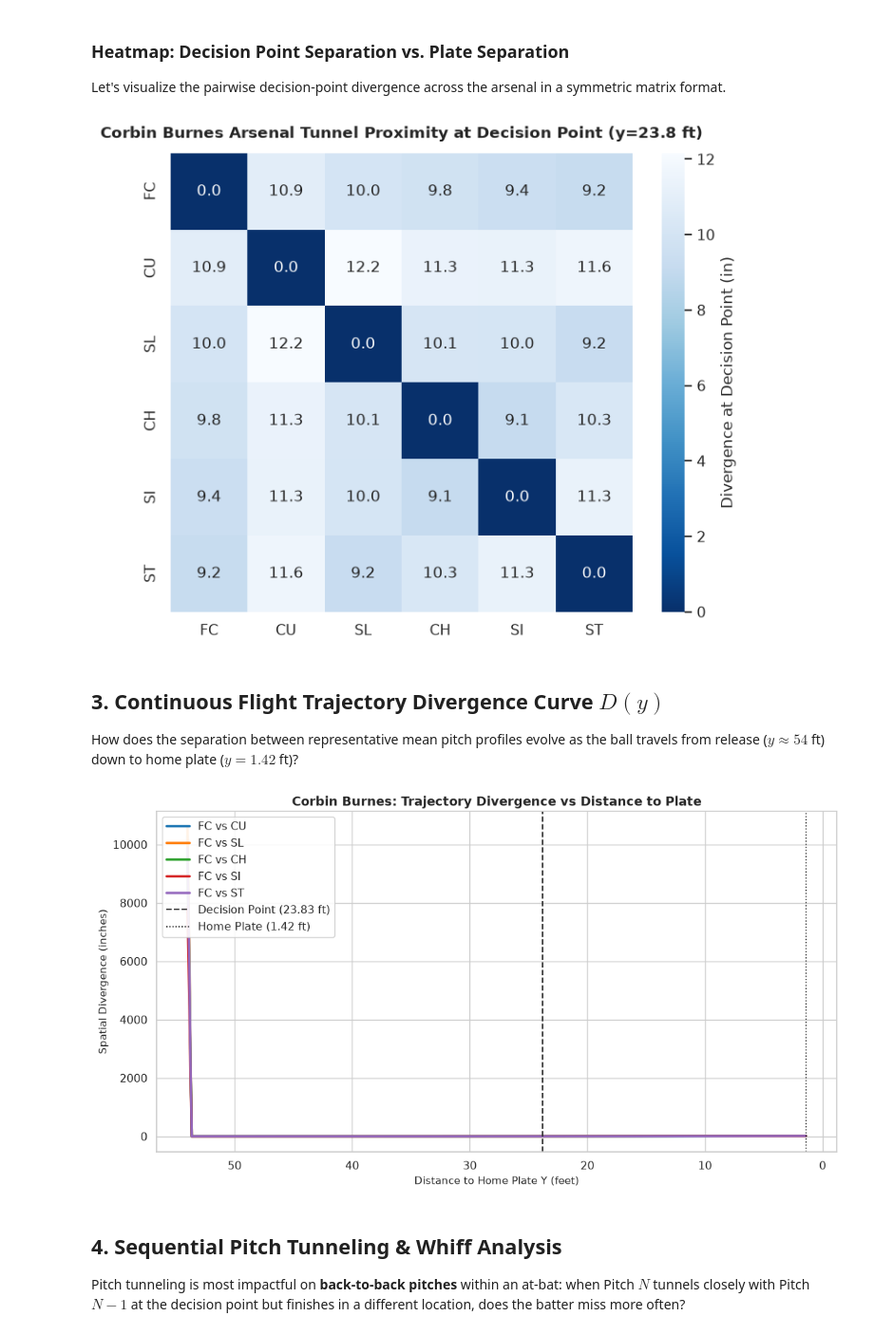
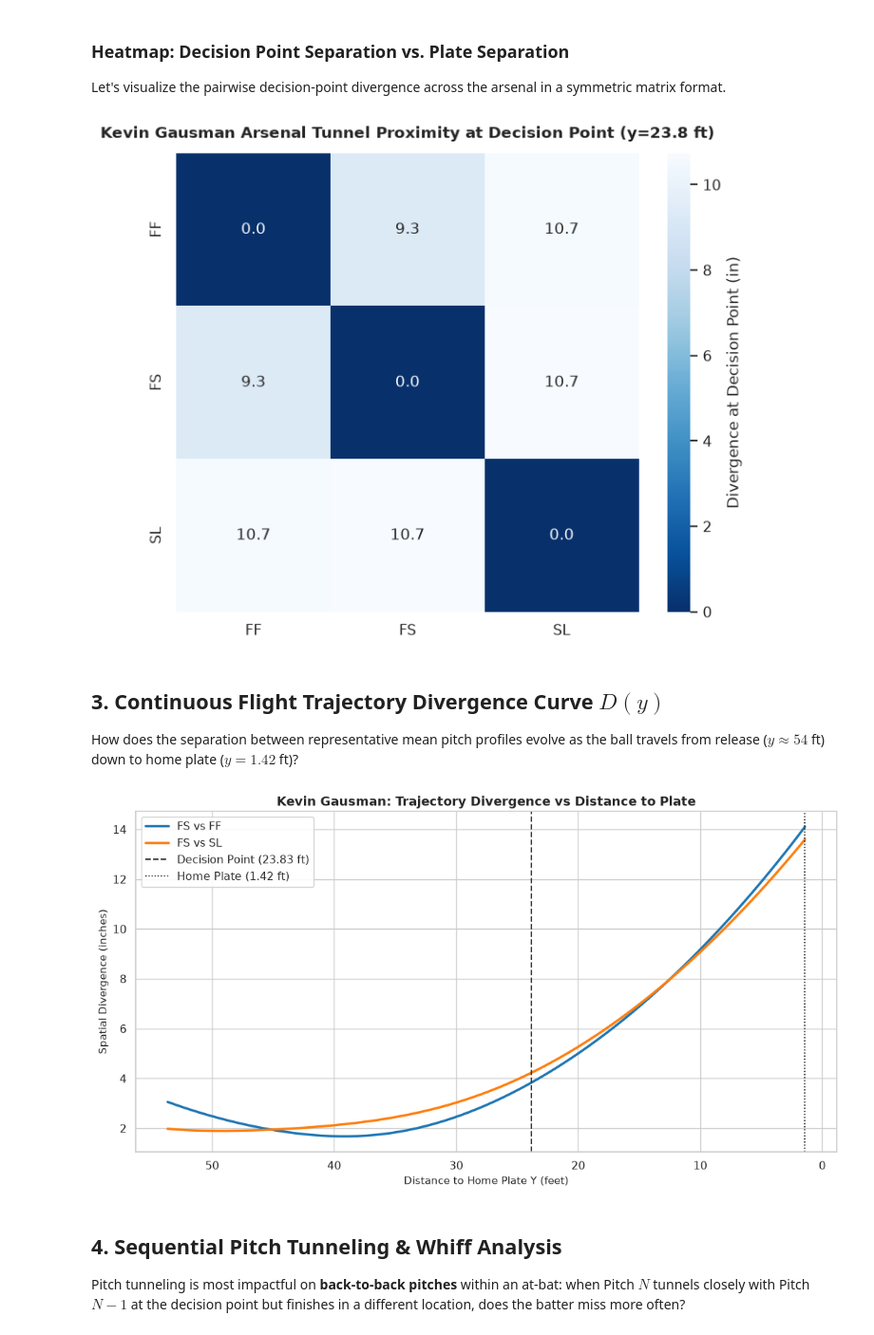
Before and after one commit to juanpabloalfonzo/pitch-tunneling-statcast, a Jupyter notebook: pitcher_tunneling_analysis.ipynb, the cells around one changed output. Shown at 95% size. Saved outputs shown, nothing was run; the diff lists cells and outputs as text; code cells hidden in the pictures.

Commit message:
Adding Gausman data

```diff
--- a/pitcher_tunneling_analysis.ipynb
+++ b/pitcher_tunneling_analysis.ipynb
@@ -40,9 +40,9 @@ sns.set_theme(style="whitegrid", font_scale=1.05)
 
 Let's load Statcast data for Corbin Burnes across the 2024 season.
 # %%
-pitcher_name = "Corbin Burnes"
-start_dt = "2024-04-01"
-end_dt = "2024-09-30"
+pitcher_name = "Kevin Gausman"
+start_dt = "2025-04-01"
+end_dt = "2025-09-30"
 
 df = get_pitcher_statcast(pitcher_name, start_dt, end_dt)
 print(f"Retrieved {len(df)} total pitches for {pitcher_name}.")
@@ -167,7 +151,7 @@ plt.title(
 plt.tight_layout()
 plt.show()
 # %% [output]
-[figure, old version]
+[figure, new version]
 # %% [markdown]
 ## 3. Continuous Flight Trajectory Divergence Curve $D(y)$
 
@@ -180,37 +164,37 @@ mean_profiles = {
     pt: get_representative_mean_pitch(df[df["pitch_type"] == pt])
     for pt in pitch_types
 }
 
-# Pick Burnes' signature pairing: Cutter (FC) vs Curveball (CU) / Slider (SL)
-primary_fastball = "FC"
+# Pick Gausman signature pairing: Splitter (FS) vs Fastball (FF)
+primary_fastball = "FS"
 pair_targets = [pt for pt in pitch_types if pt != primary_fastball]
 
 plt.figure(figsize=(11, 6))
 palette = sns.color_palette("tab10", len(pair_targets))
 
 for idx, sec_pt in enumerate(pair_targets):
     profile_a = mean_profiles[primary_fastball]
     profile_b = mean_profiles[sec_pt]
 
     div_curve = [
         calculate_tunnel_divergence(profile_a, profile_b, decision_y=y)
         for y in y_steps
     ]
 
-    plt.plot(y_steps, div_curve, label=f"{primary_fastball} vs {sec_pt}", color=palette[idx], lw=2.5)
+    plt.plot(y_steps[1:], div_curve[1:], label=f"{primary_fastball} vs {sec_pt}", color=palette[idx], lw=2.5)
 
 plt.axvline(DEFAULT_DECISION_Y, color="#333333", linestyle="--", lw=1.5, label="Decision Point (23.83 ft)")
 plt.axvline(HOME_PLATE_Y, color="black", linestyle=":", lw=1.2, label="Home Plate (1.42 ft)")
 
 plt.gca().invert_xaxis()  # Pitch travels right to left
 plt.title(f"{pitcher_name}: Trajectory Divergence vs Distance to Plate", fontsize=13, fontweight="bold")
 plt.xlabel("Distance to Home Plate Y (feet)", fontsize=11)
 plt.ylabel("Spatial Divergence (inches)", fontsize=11)
 plt.legend(framealpha=0.9, loc="upper left")
 plt.tight_layout()
 plt.show()
 # %% [output]
-[figure, old version]
+[figure, new version]
 # %% [markdown]
 ## 4. Sequential Pitch Tunneling & Whiff Analysis
 
```
Also changed, not shown: parts of 8 cells of this notebook, 1 other file.
